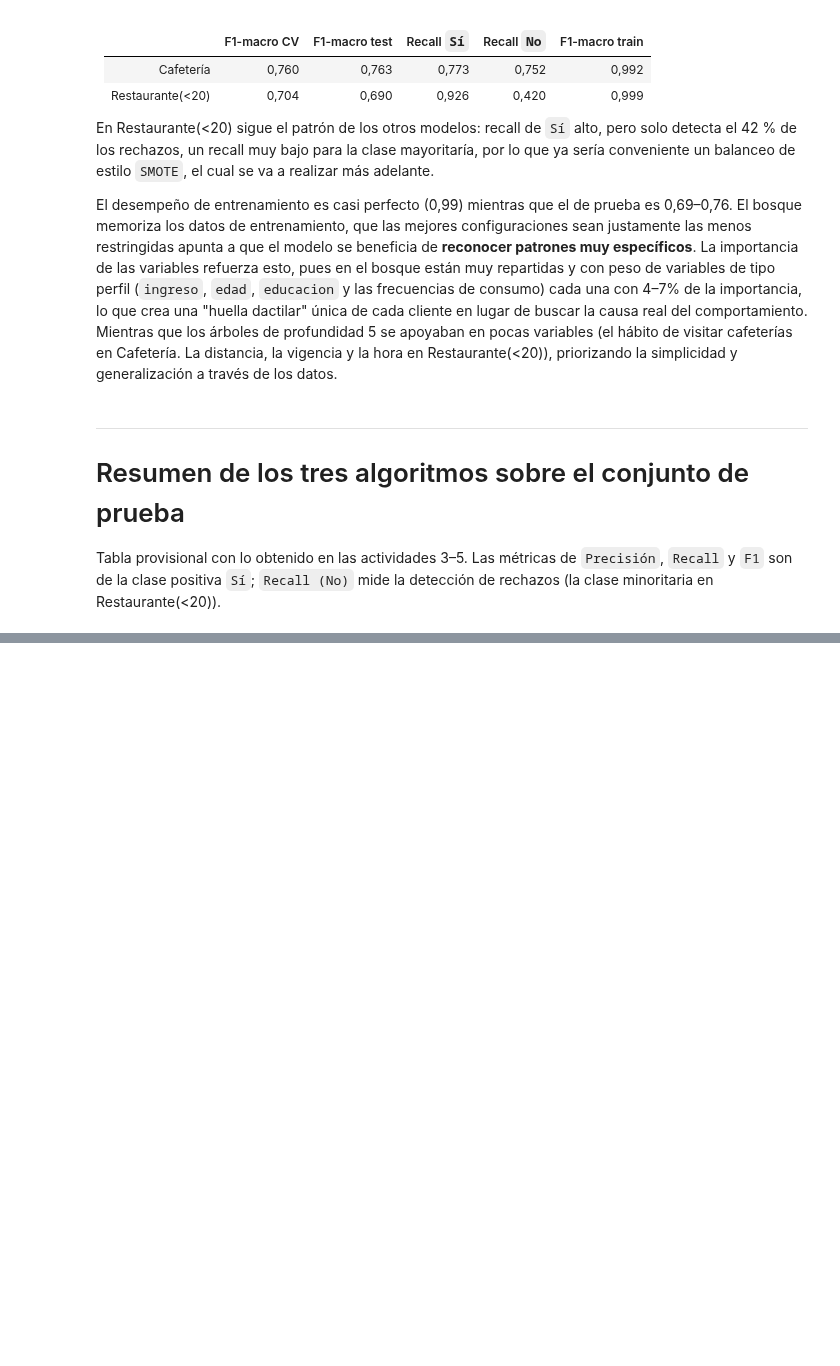
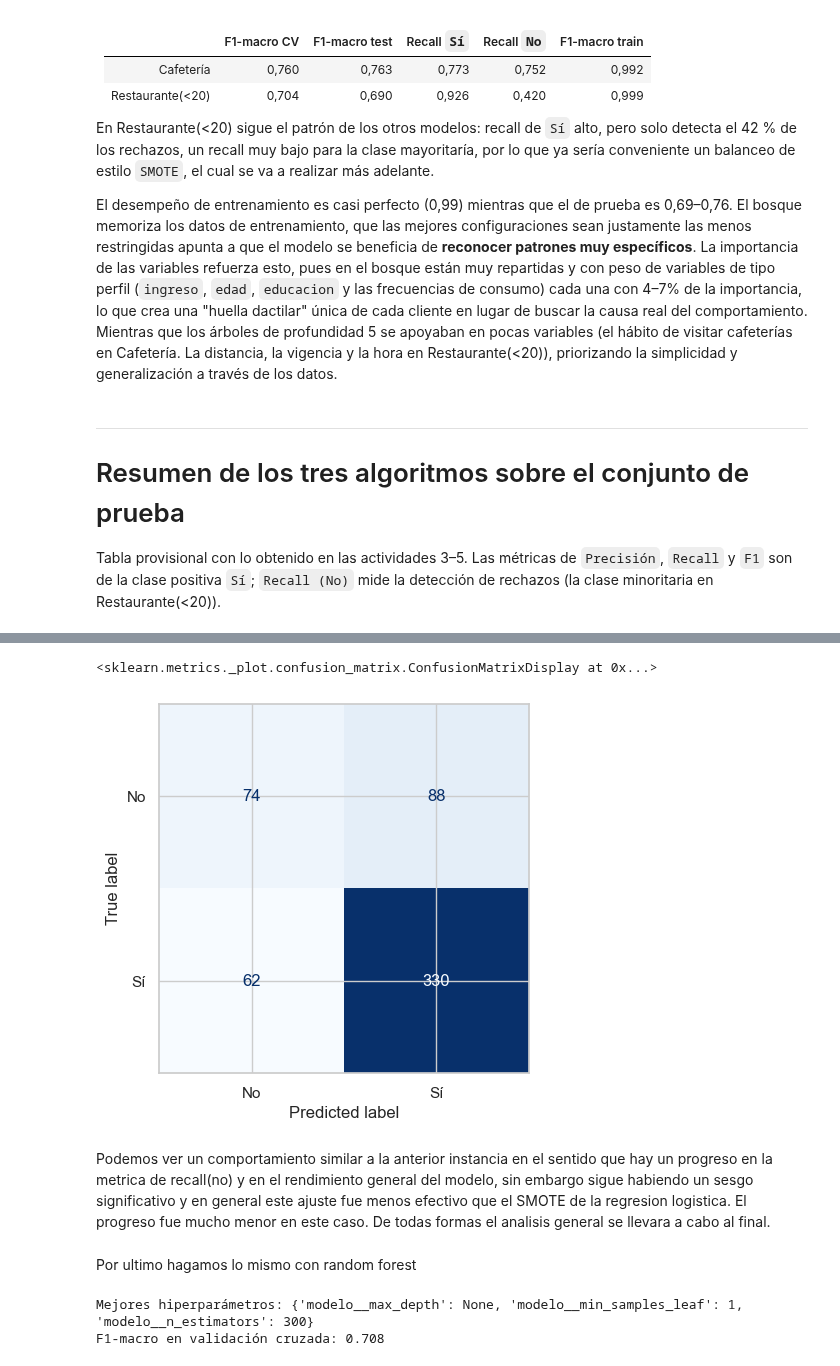
Before and after one commit to Fercho0506/LABS_MACHINE, a Jupyter notebook: LAB_3/lab_3.ipynb, the cells around one changed output, grey strips where cells are left out. Saved outputs shown, nothing was run; the diff lists cells and outputs as text; code cells hidden in the pictures; blank space fills up the shorter version.

```diff
--- a/LAB_3/lab_3.ipynb
+++ b/LAB_3/lab_3.ipynb
@@ -955,0 +1069,21 @@ plt.tight_layout(); plt.show()
+# %%
+#hagamos la matriz de confusión del modelo balanceado con SMOTE para el cupón restaurante(<20) usando arboles de decisión
+smote_arbol_predictions = smote_arbol_param_grid.predict(datos_restaurante['X_test'])
+metricas_restaurante_smote_test = metricas(datos_restaurante['y_test'], smote_arbol_predictions)
+metricas_restaurante_smote_train=metricas(datos_restaurante['y_train'], smote_arbol_param_grid.predict(datos_restaurante['X_train']))
+#hagamos una tabla con las métricas de desempeño del modelo original y del modelo balanceado con SMOTE para el cupón restaurante(<20)
+metricas_restaurante_original = resultados[('Árbol de decisión', 'Restaurante(<20)')]['test']
+metricas_restaurante_original_train = resultados[('Árbol de decisión', 'Restaurante(<20)')]['train']
+tabla_metricas_restaurante = pd.DataFrame({
+    'Métricas': list(metricas_restaurante_original.keys()),
+    'Original Train': list(metricas_restaurante_original_train.values()),
+    'Original Test': list(metricas_restaurante_original.values()),
+    'SMOTE Train': list(metricas_restaurante_smote_train.values()),
+    'SMOTE Test': list(metricas_restaurante_smote_test.values())
+}).set_index('Métricas').round(3)
+
+#guardemos los resultados del smote para analizar despues
+smote_arbol_test=metricas_restaurante_smote_test.copy()
+smote_arbol_train=metricas_restaurante_smote_train.copy()
+
+tabla_metricas_restaurante
@@ -955,0 +1099,28 @@ plt.tight_layout(); plt.show()
+# %%
+#grafiquemos la matriz anterior
+ConfusionMatrixDisplay.from_predictions(datos_restaurante['y_test'], smote_arbol_predictions,
+                                        display_labels=['No', 'Sí'], cmap='Blues', colorbar=False)
+# %% [output]
+<sklearn.metrics._plot.confusion_matrix.ConfusionMatrixDisplay at 0x...>
+[figure, added]
+# %% [markdown]
+Podemos ver un comportamiento similar a la anterior instancia en el sentido que hay un progreso en la metrica de recall(no) y en el rendimiento general del modelo, sin embargo sigue habiendo un sesgo significativo y en general este ajuste fue menos efectivo que el SMOTE de la regresion logistica. El progreso fue mucho menor en este caso. De todas formas el analisis general se llevara a cabo al final.
+# %% [markdown]
+Por ultimo hagamos lo mismo con random forest
+# %%
+#ahora hagamos SMOTE con el modelo de Random Forest para el cupón restaurante(<20)
+smote_rf_pipeline=ImbPipeline([
+    ('preparar', preparador),
+    ('preprocesador', construir_preprocesador(escalar=False, ohe_drop=None)),
+    ('smote', SMOTE(random_state=42)),
+    ('modelo', RandomForestClassifier(random_state=42, n_jobs=1))
+])
+
+smote_rf_param_grid = GridSearchCV(smote_rf_pipeline, param_grid_rf, cv=cv5, scoring='f1_macro', n_jobs=-1, refit=True)
+smote_rf_param_grid.fit(datos_restaurante['X_train'], datos_restaurante['y_train'])
+
+print("Mejores hiperparámetros:", smote_rf_param_grid.best_params_)
+print(f"F1-macro en validación cruzada: {smote_rf_param_grid.best_score_:.3f}")
+# %% [output]
+Mejores hiperparámetros: {'modelo__max_depth': None, 'modelo__min_samples_leaf': 1, 'modelo__n_estimators': 300}
+F1-macro en validación cruzada: 0.708
```
Also changed, not shown: parts of 42 cells of this notebook, 1 other file.
